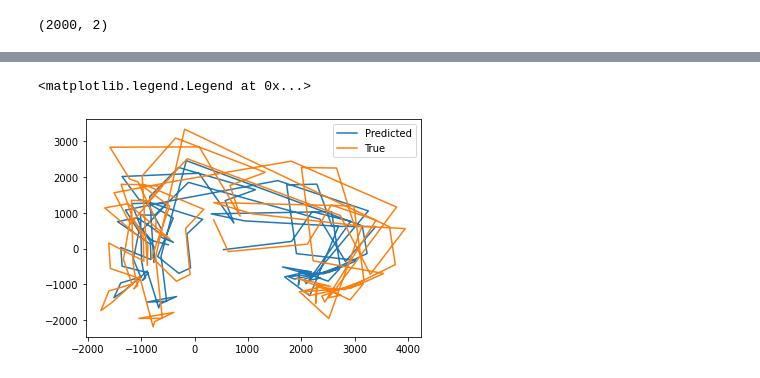
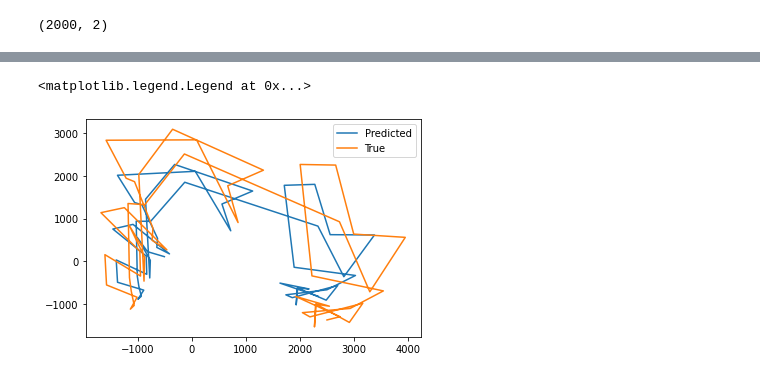
Before and after one commit to mariakesa/NeuroPixelsDataAnalysis, a Jupyter notebook: CarsenMarius/LinearDynamicalSystem.ipynb, the cells around one changed output, grey strips where cells are left out. Saved outputs shown, nothing was run; the diff lists cells and outputs as text; code cells hidden in the pictures.

```diff
--- a/CarsenMarius/LinearDynamicalSystem.ipynb
+++ b/CarsenMarius/LinearDynamicalSystem.ipynb
@@ -107,7 +107,7 @@ array([[0.8596695 , 0.00177585],
 # %%
 y_preds=[]
 for j in range(0,2000):
-    y_pred=reg.coef_@x_test[j]
+    y_pred=reg.coef_@x_test[j]+reg.intercept_
     y_preds.append(y_pred)
 # %%
 y_preds=np.array(y_preds)
@@ -127,9 +127,9 @@ array([[ 1.        , -0.00547977,  0.88306398, -0.05977963],
 # %%
 import matplotlib.pyplot as plt
 
-plt.plot(y_preds[:100,0],y_preds[:100,1],label='Predicted')
-plt.plot(y_test[:100,0],y_test[:100,1],label='True')
+plt.plot(y_preds[:50,0],y_preds[:50,1],label='Predicted')
+plt.plot(y_test[:50,0],y_test[:50,1],label='True')
 plt.legend()
 # %% [output]
 <matplotlib.legend.Legend at 0x...>
-[figure, old version]
+[figure, new version]
```
Also changed, not shown: parts of 1 cell of this notebook.
